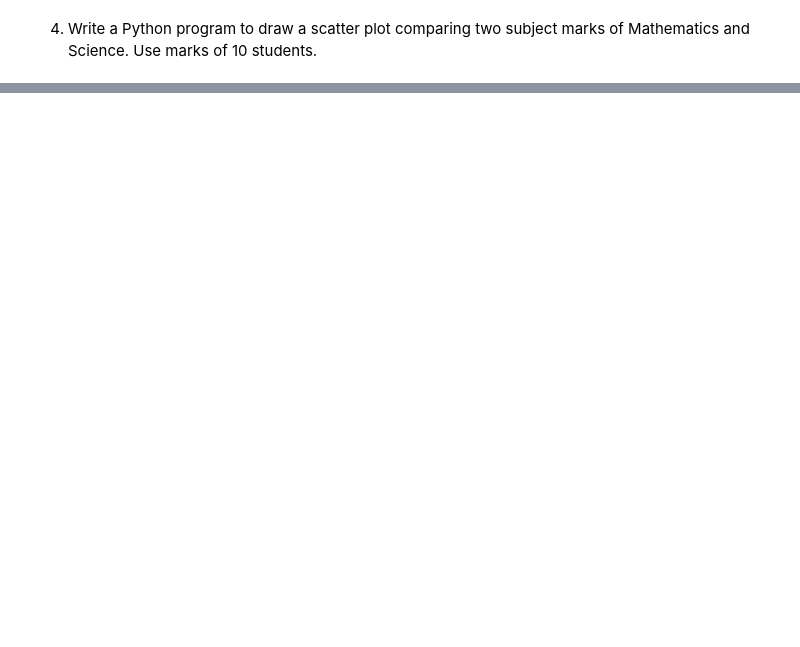
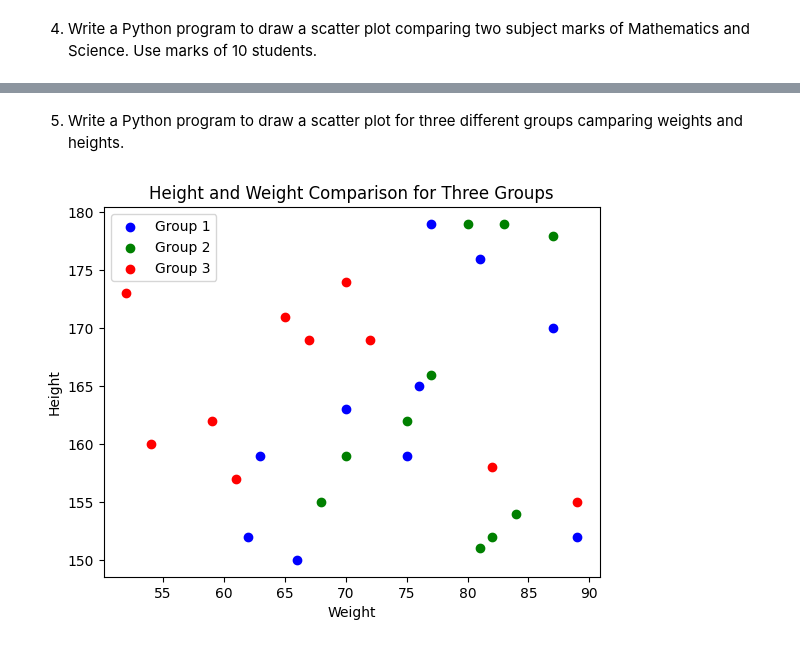
Before and after one commit to aleena2121/python-libraries, a Jupyter notebook: MatPlotLib/problems.ipynb, the cells around one changed output, grey strips where cells are left out. Drawn from its saved outputs; the diff is of its cells as text; code cells hidden in the pictures; blank space fills up the shorter version.

```diff
--- a/MatPlotLib/problems.ipynb
+++ b/MatPlotLib/problems.ipynb
@@ -533,0 +536,24 @@ plt.show()
+# %% [markdown]
+5. Write a Python program to draw a scatter plot for three different groups camparing weights and heights.
+# %%
+w1 = np.random.randint(50,90,10)
+h1 = np.random.randint(150,180,10)
+
+w2 = np.random.randint(50,90,10)
+h2 = np.random.randint(150,180,10)
+
+w3 = np.random.randint(50,90,10)
+h3 = np.random.randint(150,180,10)
+
+plt.scatter(w1, h1, color='b', label='Group 1')
+plt.scatter(w2, h2, color='g', label='Group 2')
+plt.scatter(w3, h3, color='r', label='Group 3')
+
+# Labels and title
+plt.xlabel('Weight')
+plt.ylabel('Height')
+plt.title('Height and Weight Comparison for Three Groups')
+plt.legend()
+plt.show()
+# %% [output]
+[figure, added]
```
Also changed, not shown: parts of 4 cells of this notebook.
